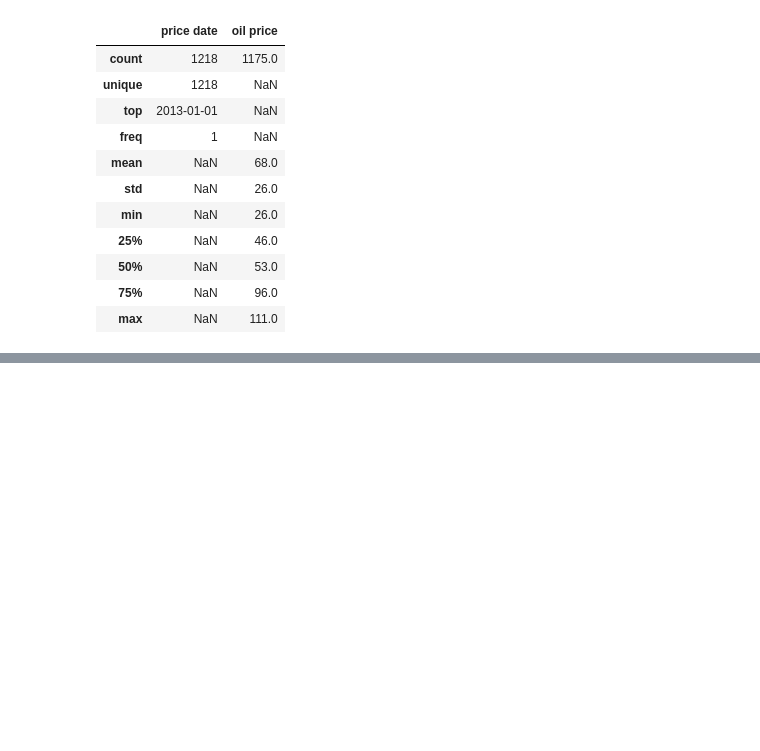
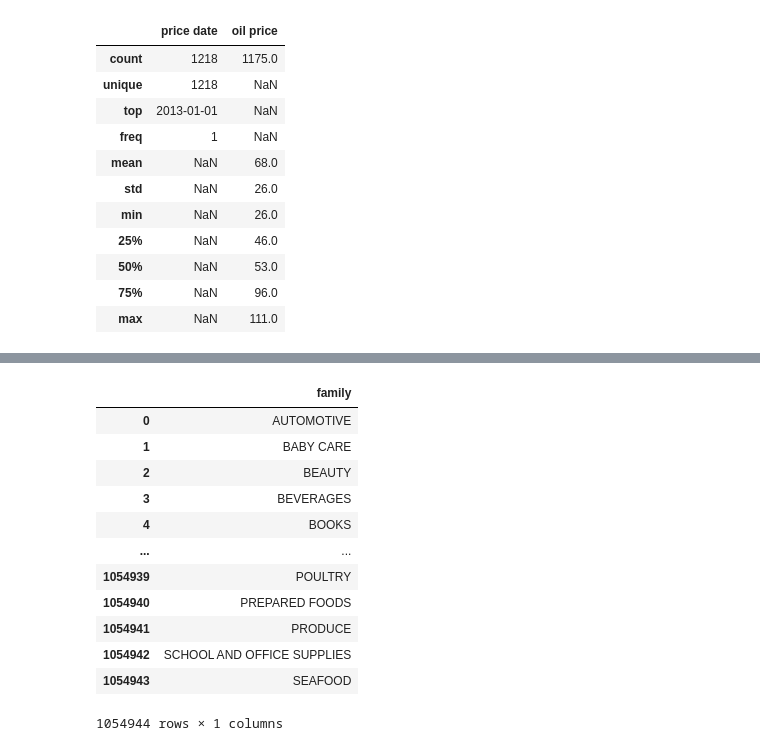
Before and after one commit to maciejsss/data-analysis-pandas, a Jupyter notebook: dataframes.ipynb, the cells around one changed output, grey strips where cells are left out. Saved outputs shown, nothing was run; the diff lists cells and outputs as text; code cells hidden in the pictures; blank space fills up the shorter version.

```diff
--- a/dataframes.ipynb
+++ b/dataframes.ipynb
@@ -166,0 +244,16 @@ oil.describe(include='all').round()
+# %%
+retail[['family']] # return dataframe by passing a list as argument
+# %% [output]
+|  | family |
+| 0 | AUTOMOTIVE |
+| 1 | BABY CARE |
+| 2 | BEAUTY |
+| 3 | BEVERAGES |
+| 4 | BOOKS |
+| ... | ... |
+| 1054939 | POULTRY |
+| 1054940 | PREPARED FOODS |
+| 1054941 | PRODUCE |
+| 1054942 | SCHOOL AND OFFICE SUPPLIES |
+| 1054943 | SEAFOOD |
+1054944 rows × 1 columns
```
Also changed, not shown: parts of 19 cells of this notebook, 1 other file.
